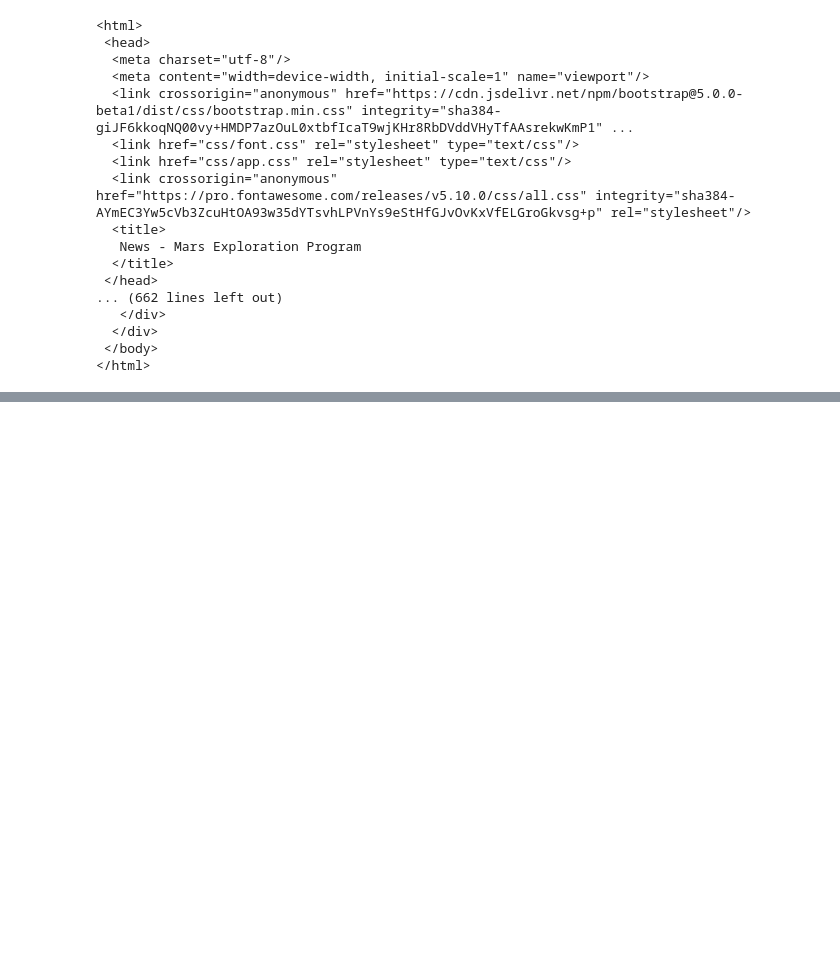
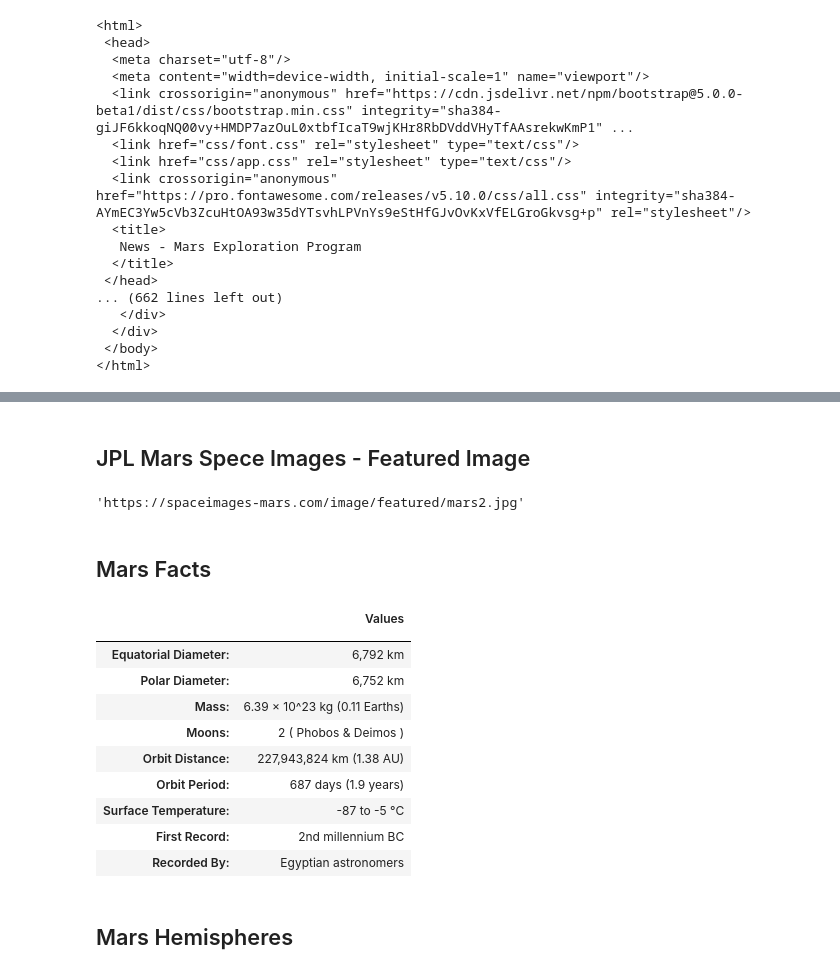
Before and after one commit to nealp1910/web-scraping-challenge, a Jupyter notebook: mission_to_mars.ipynb, the cells around one changed output, grey strips where cells are left out. Cells and saved outputs as stored; diff of their text form; code cells hidden in the pictures; blank space fills up the shorter version.

```diff
--- a/mission_to_mars.ipynb
+++ b/mission_to_mars.ipynb
@@ -65,0 +65,2 @@ A batch of new papers summarizes the lander's findings above and below the surfa
+# %% [markdown]
+## JPL Mars Spece Images - Featured Image
@@ -65,0 +74,36 @@ A batch of new papers summarizes the lander's findings above and below the surfa
+# %%
+# Url of the Featured Image
+image_path = soup.find_all('img')[1]["src"]
+featured_image_url = url + image_path
+featured_image_url
+# %% [output]
+'https://spaceimages-mars.com/image/featured/mars2.jpg'
+# %% [markdown]
+## Mars Facts
+# %%
+#Scrape from site https://galaxyfacts-mars.com/
+url = "https://galaxyfacts-mars.com/"
+browser.visit(url)
+html = browser.html
+# %%
+# Visit the Mars Facts webpage and use Pandas to scrape the table containing facts about the planet including diameter, mass, etc
+table = pd.read_html(url)
+mars_planet_profile = table[1]
+# mars_planet_profile
+
+# Rename Columns
+mars_planet_profile.columns = ['', 'Values']
+mars_planet_profile.set_index('', inplace = True)
+mars_planet_profile
+# %% [output]
+|  | Values |
+|  |  |
+| Equatorial Diameter: | 6,792 km |
+| Polar Diameter: | 6,752 km |
+| Mass: | 6.39 × 10^23 kg (0.11 Earths) |
+| Moons: | 2 ( Phobos & Deimos ) |
+| Orbit Distance: | 227,943,824 km (1.38 AU) |
+| Orbit Period: | 687 days (1.9 years) |
+| Surface Temperature: | -87 to -5 °C |
+| First Record: | 2nd millennium BC |
+| Recorded By: | Egyptian astronomers |
@@ -65,0 +113,2 @@ A batch of new papers summarizes the lander's findings above and below the surfa
+# %% [markdown]
+## Mars Hemispheres
```
Also changed, not shown: parts of 10 cells of this notebook, 4 other files.
